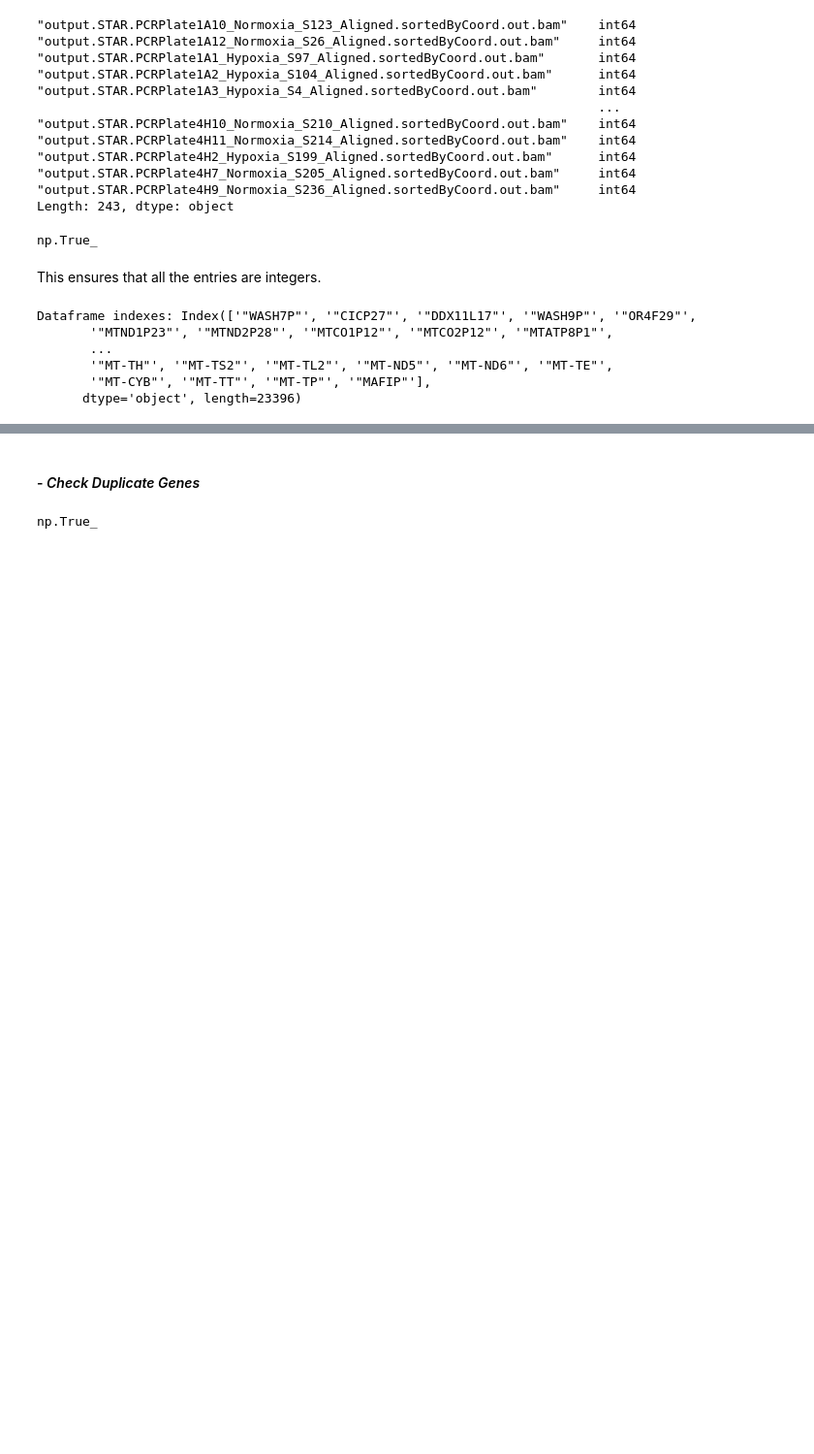
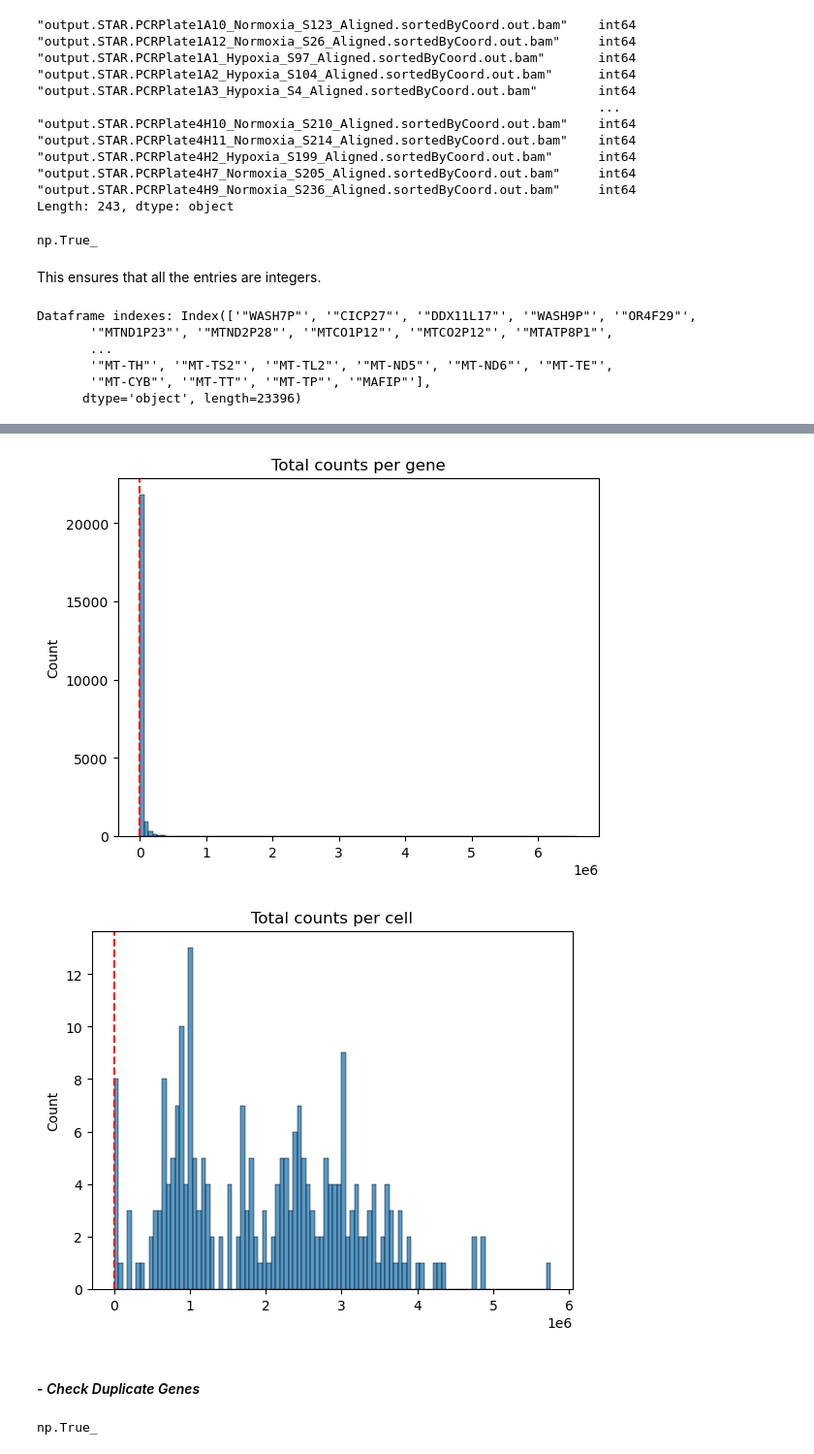
Before and after one commit to katiarusso/breast-cancer-ml-classification, a Jupyter notebook: Notebooks/Main.ipynb, the cells around one changed output, grey strips where cells are left out. Shown at 97% size. Cells and saved outputs as stored; diff of their text form; code cells hidden in the pictures; blank space fills up the shorter version.

```diff
--- a/Notebooks/Main.ipynb
+++ b/Notebooks/Main.ipynb
@@ -311,0 +314,5 @@ Dataframe indexes: Index(['"WASH7P"', '"CICP27"', '"DDX11L17"', '"WASH9P"', '"OR
+# %%
+gene_totals_hcc = dfs_hcc_unfiltered.sum(axis=1)
+cell_totals_hcc = dfs_hcc_unfiltered.sum(axis=0)
+dfs_hcc_f1 = dfs_hcc_unfiltered.loc[gene_totals_hcc >= 20, cell_totals_hcc >= 5000]
+dfs_hcc_f1
@@ -312,3 +333,16 @@ Dataframe indexes: Index(['"WASH7P"', '"CICP27"', '"DDX11L17"', '"WASH9P"', '"OR
+# %%
+sns.histplot(gene_totals_hcc, bins=100, kde=False)
+plt.axvline(20, color='red', linestyle='--')
+plt.title("Total counts per gene")
+plt.show()
+
+sns.histplot(cell_totals_hcc, bins=100, kde=False)
+plt.axvline(5000, color='red', linestyle='--')
+plt.title("Total counts per cell")
+plt.show()
+# %% [output]
+[figure, added]
+[figure, added]
 # %% [markdown]
 #### - *Check Duplicate Genes*
 # %%
```
Also changed, not shown: parts of 2 cells of this notebook.
